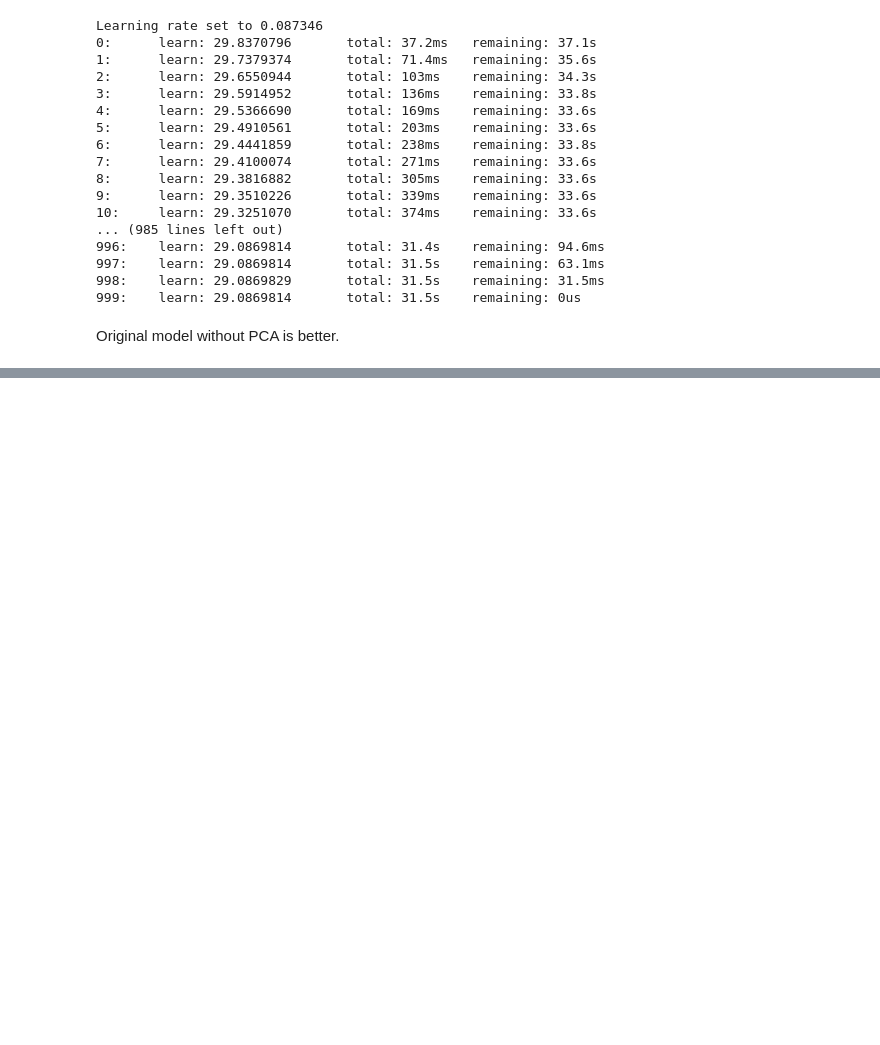
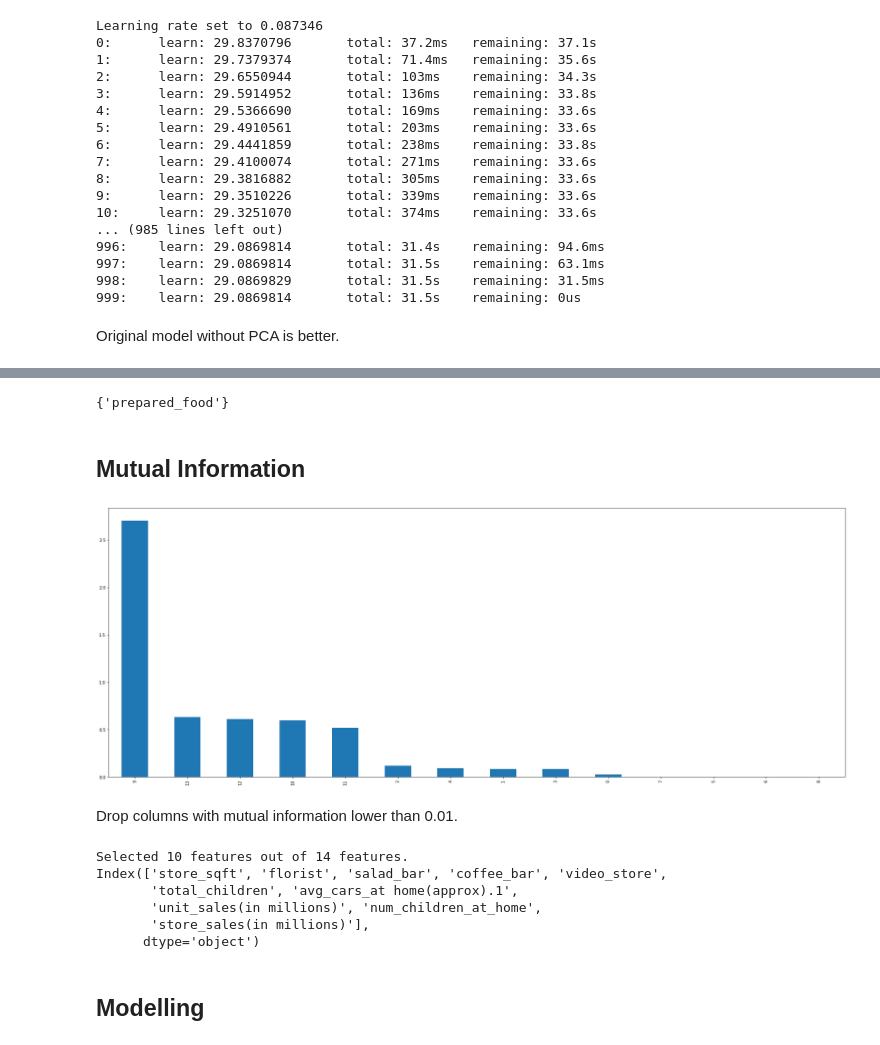
Before and after one commit to sasithak/CS4622-Lab2, a Jupyter notebook: lab2.ipynb, the cells around one changed output, grey strips where cells are left out. Drawn from its saved outputs; the diff is of its cells as text; code cells hidden in the pictures; blank space fills up the shorter version.

Commit message:
Feature selection

```diff
--- a/lab2.ipynb
+++ b/lab2.ipynb
@@ -272,0 +302,13 @@ Original model without PCA is better.
+# %%
+def correlation_check(x: pd.DataFrame, threshold: float) -> set:
+  correlated_features = set()
+  correlation_matrix = x.corr()
+  for i in range(len(x.columns)):
+      for j in range(i):
+          if abs(correlation_matrix.iloc[i, j]) > threshold:
+              colname = correlation_matrix.columns[i]
+              correlated_features.add(colname)
+  return correlated_features
+# %%
+corr = correlation_check(x_train_un_split, 0.9)
+print(len(corr))
@@ -272,0 +319,6 @@ Original model without PCA is better.
+# %%
+corr
+# %% [output]
+{'prepared_food'}
+# %%
+x_train_un_split_1 = x_train_un_split.drop(corr, axis=1)
@@ -272,0 +327,16 @@ Original model without PCA is better.
+# %% [markdown]
+## Mutual Information
+# %%
+from sklearn.feature_selection import mutual_info_regression
+
+def plot_mi_regressor(x: pd.DataFrame, y: pd.Series) -> pd.Series:
+    mi = pd.Series(mutual_info_regression(x, y))
+    mi = mi.sort_values(ascending=False)
+    mi.plot.bar(figsize=(32, 12))
+    return mi
+# %%
+mi_1 = plot_mi_regressor(x_train_un_split_1, y_train_un_split)
+# %% [output]
+[figure, added]
+# %% [markdown]
+Drop columns with mutual information lower than 0.01.
@@ -272,0 +350,9 @@ Original model without PCA is better.
+# %%
+selected_cols_1 = feature_selection_mi(mi_1, x_train_un_split_1, 0.01)
+# %% [output]
+Selected 10 features out of 14 features.
+Index(['store_sqft', 'florist', 'salad_bar', 'coffee_bar', 'video_store',
+       'total_children', 'avg_cars_at home(approx).1',
+       'unit_sales(in millions)', 'num_children_at_home',
+       'store_sales(in millions)'],
+      dtype='object')
@@ -272,0 +362,2 @@ Original model without PCA is better.
+# %% [markdown]
+## Modelling
```
Also changed, not shown: parts of 18 cells of this notebook.
